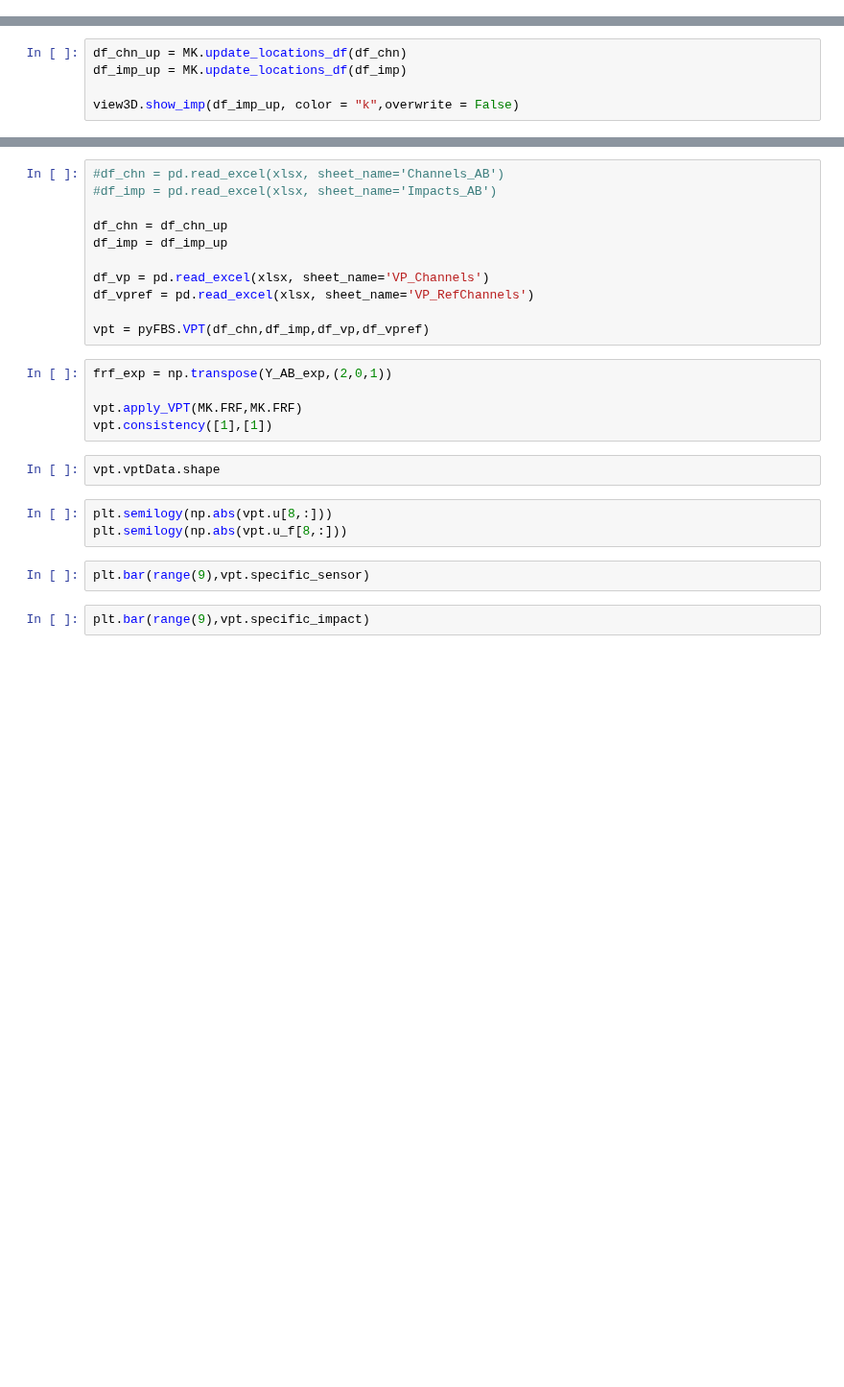
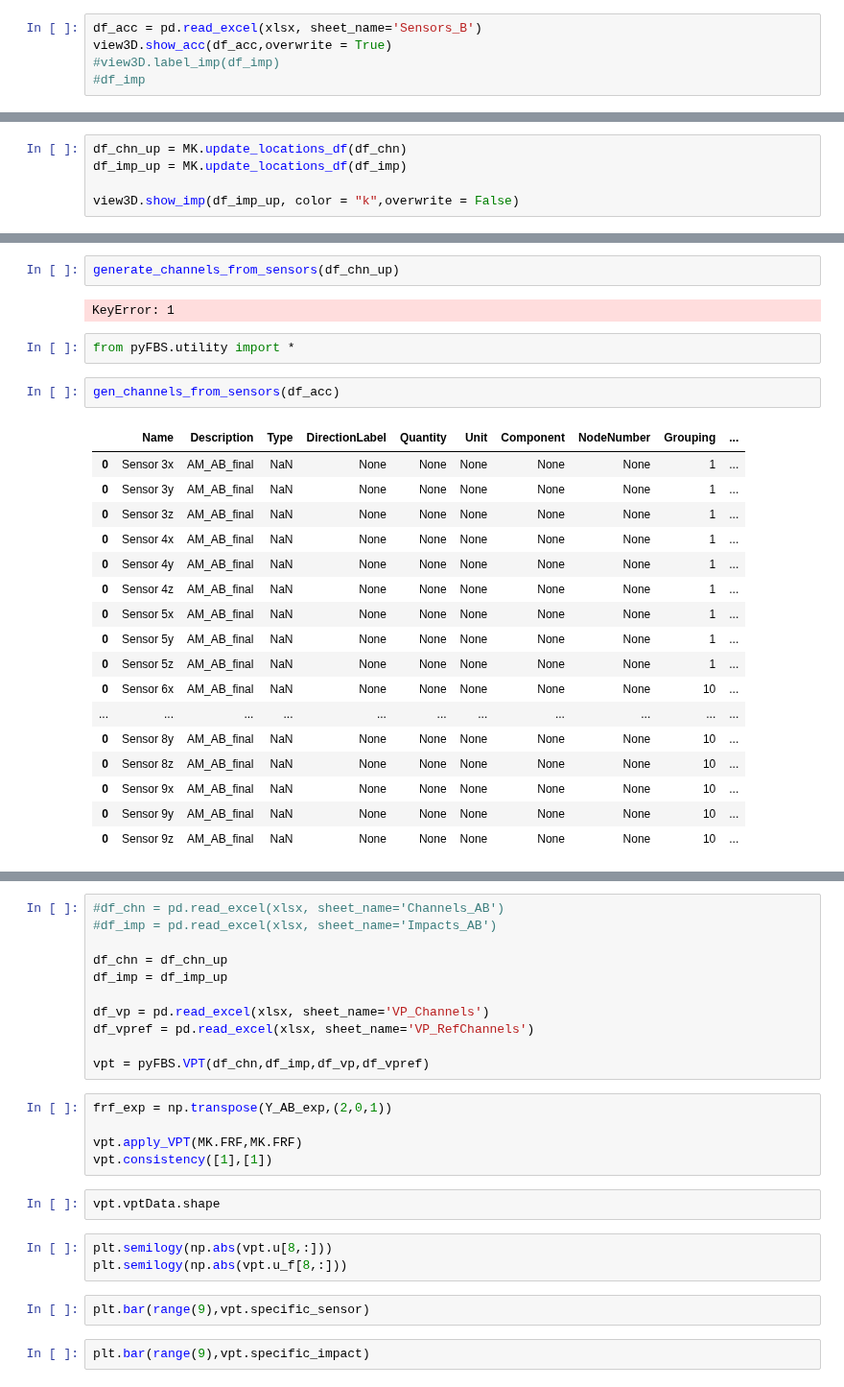
Before and after one commit to yannikmadeheim-del/pyFBS-nonlinear, a Jupyter notebook: examples/MCK_AM.ipynb, the cells around one changed output, grey strips where cells are left out. Shown at 96% size. Cells and saved outputs as stored; diff of their text form; blank space fills up the shorter version.

```diff
--- a/examples/MCK_AM.ipynb
+++ b/examples/MCK_AM.ipynb
@@ -83,4 +57,9 @@ _modeshape = MK.get_modeshape(select_mode)
 
 mode_dict = dict_animation(_modeshape,"modeshape",pts = MK.pts,mesh = MK.mesh)
 view3D.add_modeshape(mode_dict,run_animation = True)
+# %%
+df_acc = pd.read_excel(xlsx, sheet_name='Sensors_B')
+view3D.show_acc(df_acc,overwrite = True)
+#view3D.label_imp(df_imp)
+#df_imp
 # %%
@@ -104,3 +129,29 @@ freq, Y_AB_exp = np.load(r"../data/lab_testbench/Measurements/Y_AB.p",allow_pick
+# %%
+generate_channels_from_sensors(df_chn_up)
+# %% [output]
+KeyError: 1
+# %%
+from pyFBS.utility import *
+# %%
+gen_channels_from_sensors(df_acc)
+# %% [output]
+|  | Name | Description | Type | DirectionLabel | Quantity | Unit | Component | NodeNumber | Grouping | ... |
+| 0 | Sensor 3x | AM_AB_final | NaN | None | None | None | None | None | 1 | ... |
+| 0 | Sensor 3y | AM_AB_final | NaN | None | None | None | None | None | 1 | ... |
+| 0 | Sensor 3z | AM_AB_final | NaN | None | None | None | None | None | 1 | ... |
+| 0 | Sensor 4x | AM_AB_final | NaN | None | None | None | None | None | 1 | ... |
+| 0 | Sensor 4y | AM_AB_final | NaN | None | None | None | None | None | 1 | ... |
+| 0 | Sensor 4z | AM_AB_final | NaN | None | None | None | None | None | 1 | ... |
+| 0 | Sensor 5x | AM_AB_final | NaN | None | None | None | None | None | 1 | ... |
+| 0 | Sensor 5y | AM_AB_final | NaN | None | None | None | None | None | 1 | ... |
+| 0 | Sensor 5z | AM_AB_final | NaN | None | None | None | None | None | 1 | ... |
+| 0 | Sensor 6x | AM_AB_final | NaN | None | None | None | None | None | 10 | ... |
+| ... | ... | ... | ... | ... | ... | ... | ... | ... | ... | ... |
+| 0 | Sensor 8y | AM_AB_final | NaN | None | None | None | None | None | 10 | ... |
+| 0 | Sensor 8z | AM_AB_final | NaN | None | None | None | None | None | 10 | ... |
+| 0 | Sensor 9x | AM_AB_final | NaN | None | None | None | None | None | 10 | ... |
+| 0 | Sensor 9y | AM_AB_final | NaN | None | None | None | None | None | 10 | ... |
+| 0 | Sensor 9z | AM_AB_final | NaN | None | None | None | None | None | 10 | ... |
 # %%
 plt.figure(figsize = (12,8))
 
```
Also changed, not shown: parts of 21 cells of this notebook, 11 other files.
